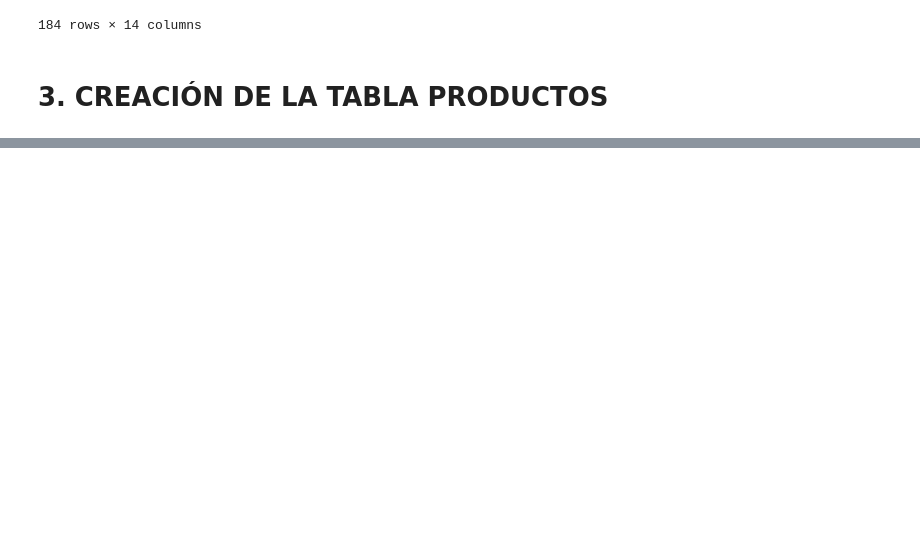
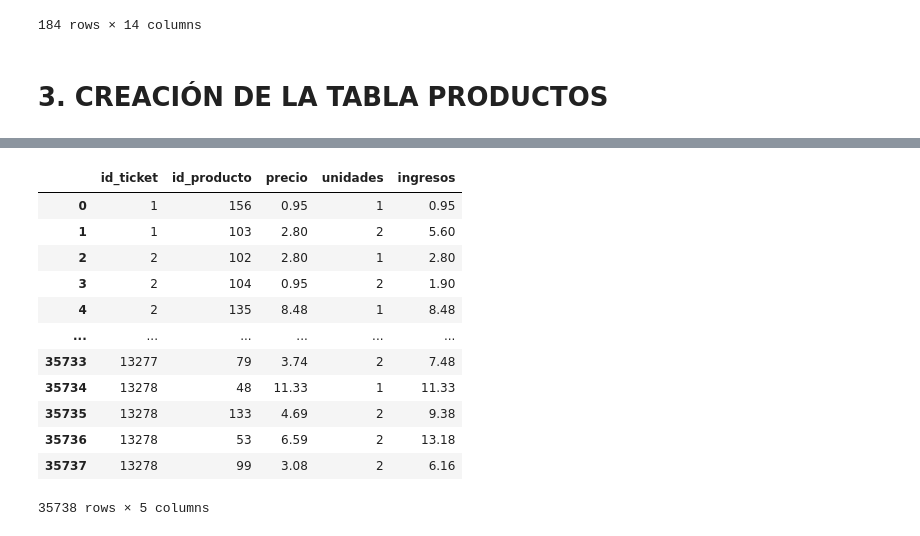
Before and after one commit to Lidiavf1912/analysis_burgerking, a Jupyter notebook: creacion_de_tablas.ipynb, the cells around one changed output, grey strips where cells are left out. Drawn from its saved outputs; the diff is of its cells as text; code cells hidden in the pictures; blank space fills up the shorter version.

```diff
--- a/creacion_de_tablas.ipynb
+++ b/creacion_de_tablas.ipynb
@@ -471,0 +490,28 @@ precios_df
+# %%
+# Obtener el DataFrame para enero de 2018 de la lista
+tickets_enero_2018 = tickets_mes_año['tickets_enero_2018']
+
+# Calcular el número total de valores deseados
+num_valores_deseados = int(2.7 * len(tickets_enero_2018))
+
+# Crear la nueva tabla de productos con distribución de Poisson
+productos_enero_2018 = pd.DataFrame({
+    'id_ticket': np.repeat(tickets_enero_2018['id_ticket'], np.random.poisson(2.7, len(tickets_enero_2018)))
+})
+
+# Agregar la columna 'id_producto' con valores random entre 1 y 184
+productos_enero_2018['id_producto'] = np.random.randint(1, 185, size=len(productos_enero_2018))
+
+# Merge con la tabla de precios para obtener la columna 'precio'
+productos_enero_2018 = productos_enero_2018.merge(precios_df[['id_producto', 'precio_1S_2018']], on='id_producto', how='left')
+
+# Renombrar la columna de 'precio'
+productos_enero_2018 = productos_enero_2018.rename(columns={'precio_1S_2018': 'precio'})
+
+# Añadir la columna 'unidades' con valores normalmente distribuidos
+media_unidades = 1.48
+desviacion_unidades = 0.97
+productos_enero_2018['unidades'] = np.clip(np.round(np.random.normal(media_unidades, desviacion_unidades, len(productos_enero_2018))), 1, 34).astype(int)
+
+# Agregar la columna 'ingresos' que es precio x unidades
+productos_enero_2018['ingresos']=productos_enero_2018['unidades']*productos_enero_2018['precio']
@@ -471,0 +530,16 @@ precios_df
+# %%
+productos_enero_2018
+# %% [output]
+|  | id_ticket | id_producto | precio | unidades | ingresos |
+| 0 | 1 | 156 | 0.95 | 1 | 0.95 |
+| 1 | 1 | 103 | 2.80 | 2 | 5.60 |
+| 2 | 2 | 102 | 2.80 | 1 | 2.80 |
+| 3 | 2 | 104 | 0.95 | 2 | 1.90 |
+| 4 | 2 | 135 | 8.48 | 1 | 8.48 |
+| ... | ... | ... | ... | ... | ... |
+| 35733 | 13277 | 79 | 3.74 | 2 | 7.48 |
+| 35734 | 13278 | 48 | 11.33 | 1 | 11.33 |
+| 35735 | 13278 | 133 | 4.69 | 2 | 9.38 |
+| 35736 | 13278 | 53 | 6.59 | 2 | 13.18 |
+| 35737 | 13278 | 99 | 3.08 | 2 | 6.16 |
+35738 rows × 5 columns
```
Also changed, not shown: parts of 16 cells of this notebook.
